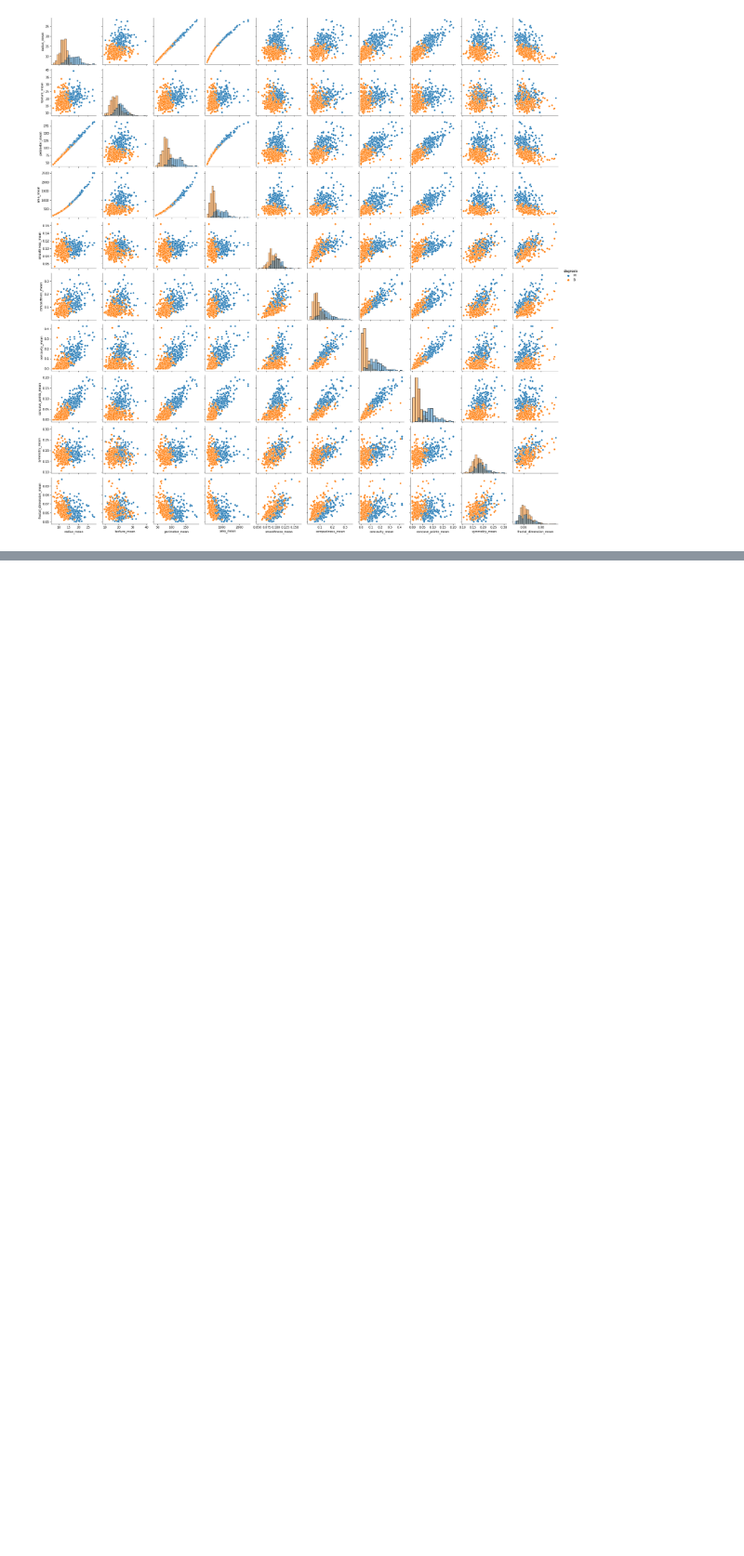
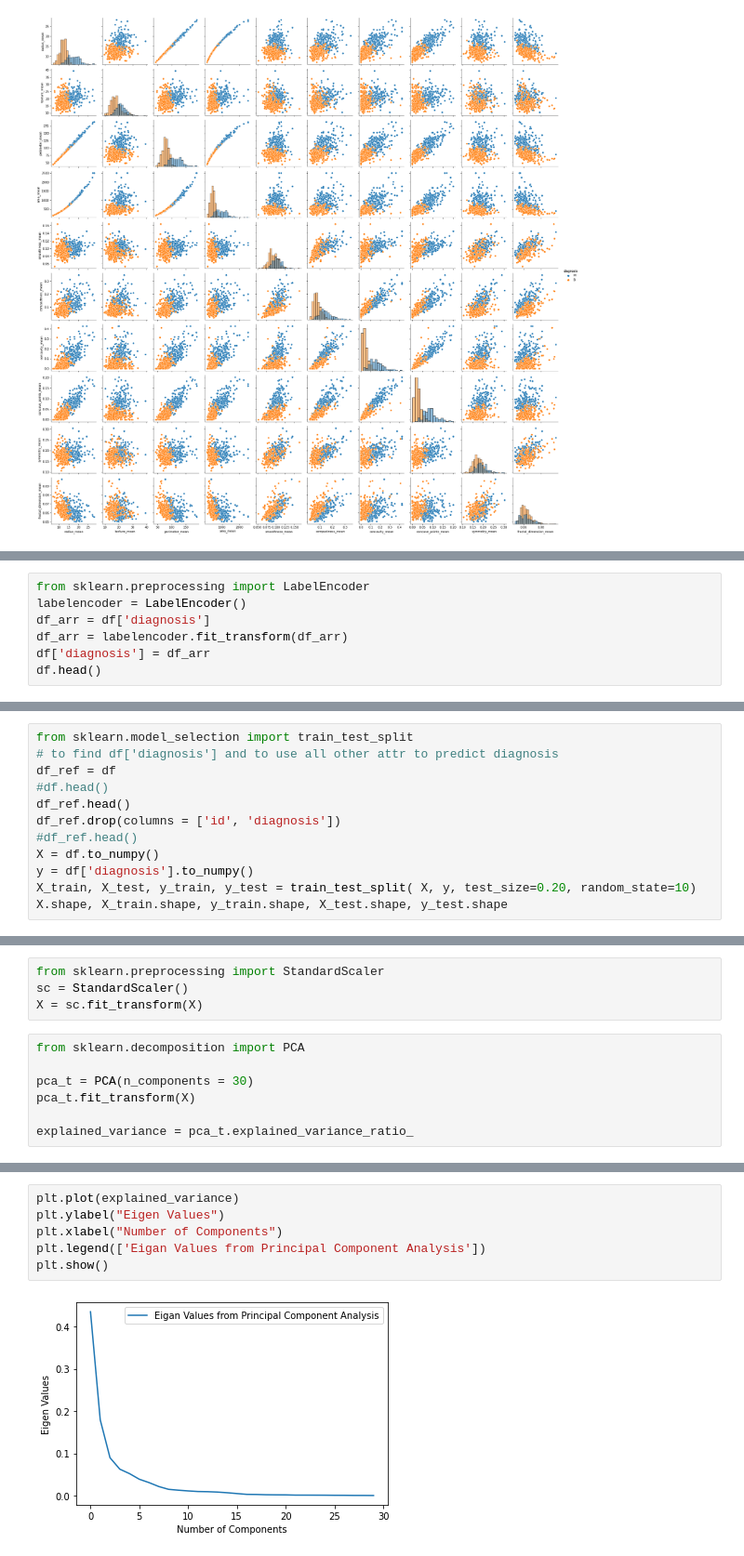
Before and after one commit to Roshni-Bala/Breast-Cancer-Risk-Prediction, a Jupyter notebook: risk_prediction.ipynb, the cells around one changed output, grey strips where cells are left out. Shown at 93% size. Drawn from its saved outputs; the diff is of its cells as text; blank space fills up the shorter version.

Commit message:
principal component analysis

```diff
--- a/risk_prediction.ipynb
+++ b/risk_prediction.ipynb
@@ -215,3 +216,10 @@ Deprecated in NumPy 1.20; for more details and guidance: https://numpy.org/devdo
   after removing the cwd from sys.path.
 <matplotlib.axes._subplots.AxesSubplot at 0x...>
 [figure]
+# %%
+from sklearn.preprocessing import LabelEncoder
+labelencoder = LabelEncoder()
+df_arr = df['diagnosis']
+df_arr = labelencoder.fit_transform(df_arr)
+df['diagnosis'] = df_arr
+df.head()
@@ -217,0 +234,12 @@ Deprecated in NumPy 1.20; for more details and guidance: https://numpy.org/devdo
+# %%
+from sklearn.model_selection import train_test_split
+# to find df['diagnosis'] and to use all other attr to predict diagnosis
+df_ref = df
+#df.head()
+df_ref.head()
+df_ref.drop(columns = ['id', 'diagnosis'])
+#df_ref.head()
+X = df.to_numpy()
+y = df['diagnosis'].to_numpy()
+X_train, X_test, y_train, y_test = train_test_split( X, y, test_size=0.20, random_state=10)
+X.shape, X_train.shape, y_train.shape, X_test.shape, y_test.shape
@@ -217,0 +298,11 @@ Deprecated in NumPy 1.20; for more details and guidance: https://numpy.org/devdo
+# %%
+from sklearn.preprocessing import StandardScaler
+sc = StandardScaler()
+X = sc.fit_transform(X)
+# %%
+from sklearn.decomposition import PCA
+
+pca_t = PCA(n_components = 30)
+pca_t.fit_transform(X)
+
+explained_variance = pca_t.explained_variance_ratio_
@@ -217,0 +320,8 @@ Deprecated in NumPy 1.20; for more details and guidance: https://numpy.org/devdo
+# %%
+plt.plot(explained_variance)
+plt.ylabel("Eigen Values")
+plt.xlabel("Number of Components")
+plt.legend(['Eigan Values from Principal Component Analysis'])
+plt.show()
+# %% [output]
+[figure, added]
```
Also changed, not shown: parts of 16 cells of this notebook.
